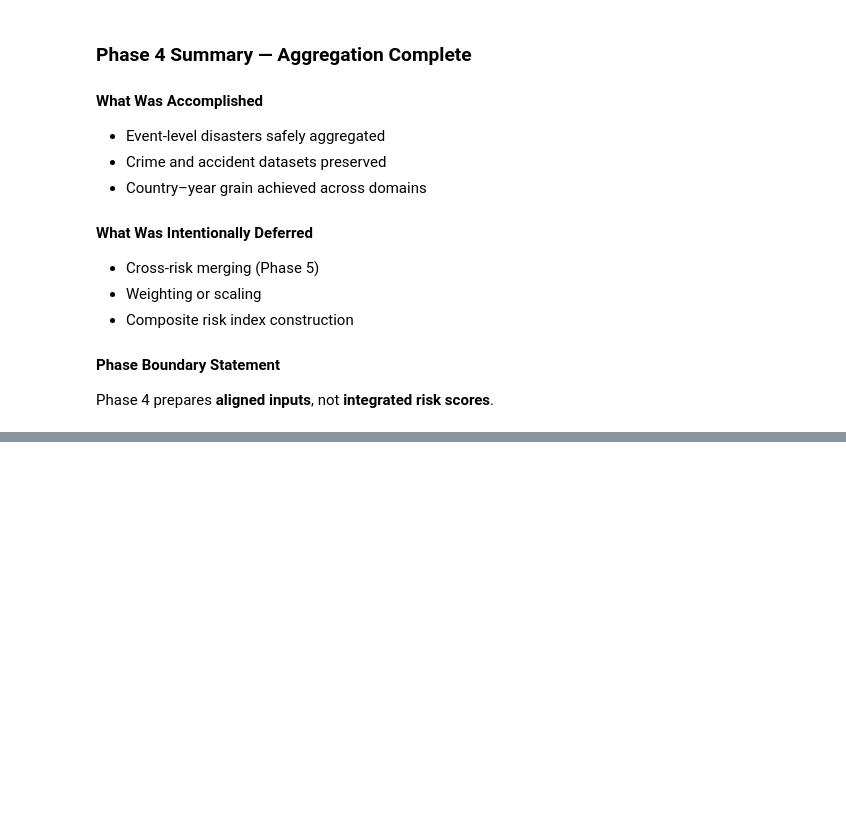
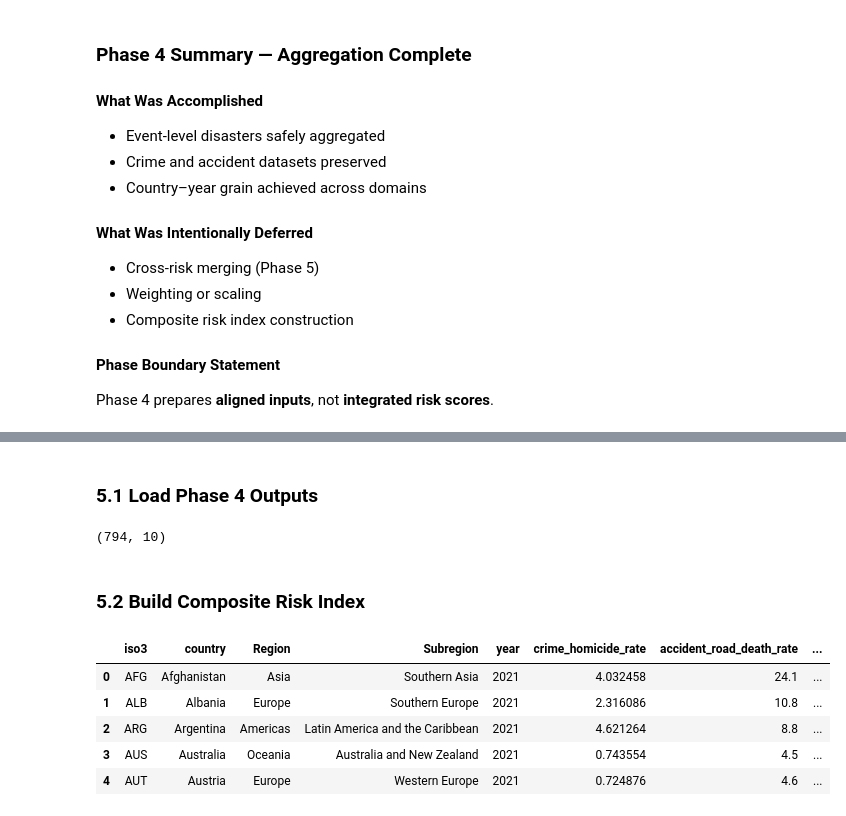
Before and after one commit to Comrade-1729/EDA_MLOPS-Portfolio, a Jupyter notebook: notebooks/04_crime_disaster_risk_eda.ipynb, the cells around one changed output, grey strips where cells are left out. Cells and saved outputs as stored; diff of their text form; code cells hidden in the pictures; blank space fills up the shorter version.

Commit message:
N4 Phase 5: cross-risk synthesis & composite risk index

```diff
--- a/notebooks/04_crime_disaster_risk_eda.ipynb
+++ b/notebooks/04_crime_disaster_risk_eda.ipynb
@@ -671,0 +718,35 @@ Phase 4 prepares **aligned inputs**, not **integrated risk scores**.
+# %% [markdown]
+### 5.1 Load Phase 4 Outputs
+# %%
+from preprocessing.synthesize_risk_index import build_composite_risk_index
+
+# df_crime, df_accident from Phase 3
+# df_disaster_country_year from Phase 4
+
+df_risk = (
+    df_crime
+    .merge(df_accident, on=["iso3", "country", "year"], how="inner")
+    .merge(df_disaster_country_year, on=["iso3", "country", "year"], how="inner")
+)
+
+df_risk.shape
+# %% [output]
+(794, 10)
+# %% [markdown]
+### 5.2 Build Composite Risk Index
+# %%
+df_risk_index = build_composite_risk_index(
+    df=df_risk,
+    crime_col="crime_homicide_rate",
+    accident_col="accident_road_death_rate",
+    disaster_col="disaster_deaths"
+)
+
+df_risk_index.head()
+# %% [output]
+|  | iso3 | country | Region | Subregion | year | crime_homicide_rate | accident_road_death_rate | ... |
+| 0 | AFG | Afghanistan | Asia | Southern Asia | 2021 | 4.032458 | 24.1 | ... |
+| 1 | ALB | Albania | Europe | Southern Europe | 2021 | 2.316086 | 10.8 | ... |
+| 2 | ARG | Argentina | Americas | Latin America and the Caribbean | 2021 | 4.621264 | 8.8 | ... |
+| 3 | AUS | Australia | Oceania | Australia and New Zealand | 2021 | 0.743554 | 4.5 | ... |
+| 4 | AUT | Austria | Europe | Western Europe | 2021 | 0.724876 | 4.6 | ... |
```
Also changed, not shown: parts of 9 cells of this notebook, 1 other file.
